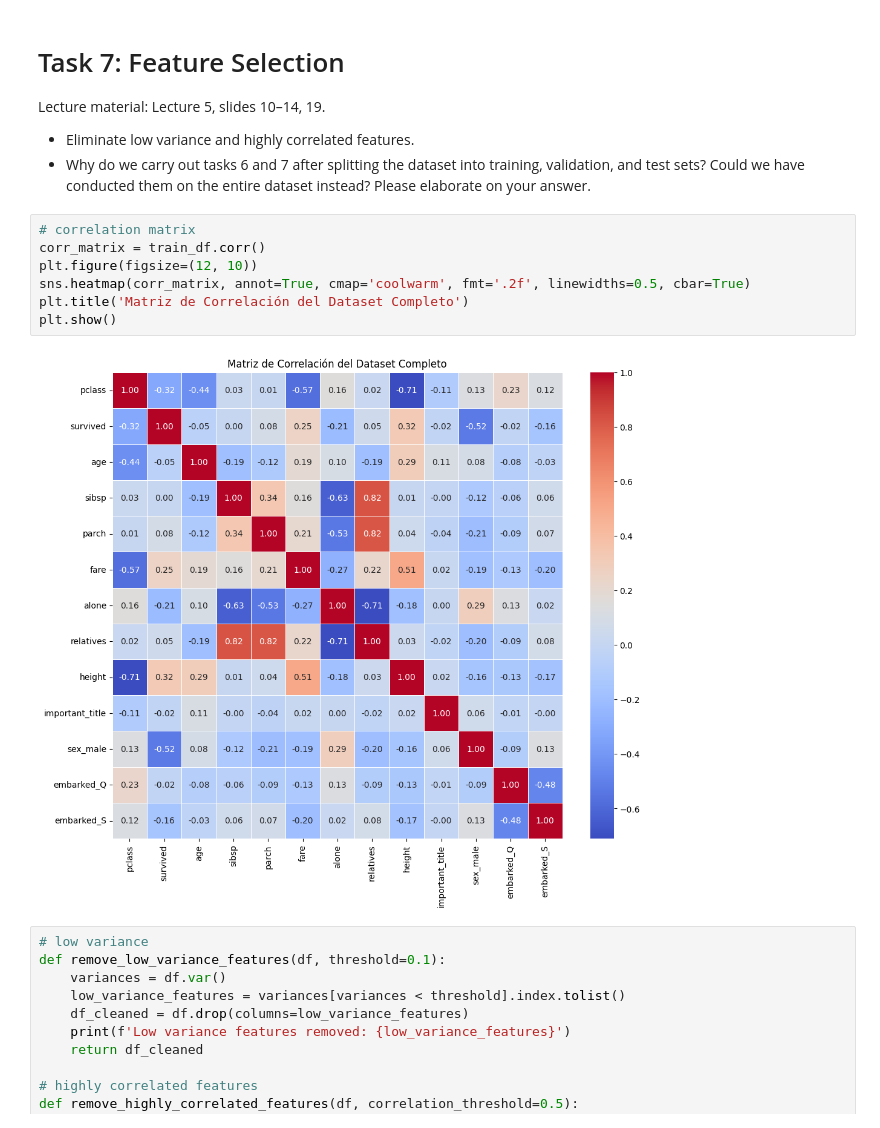
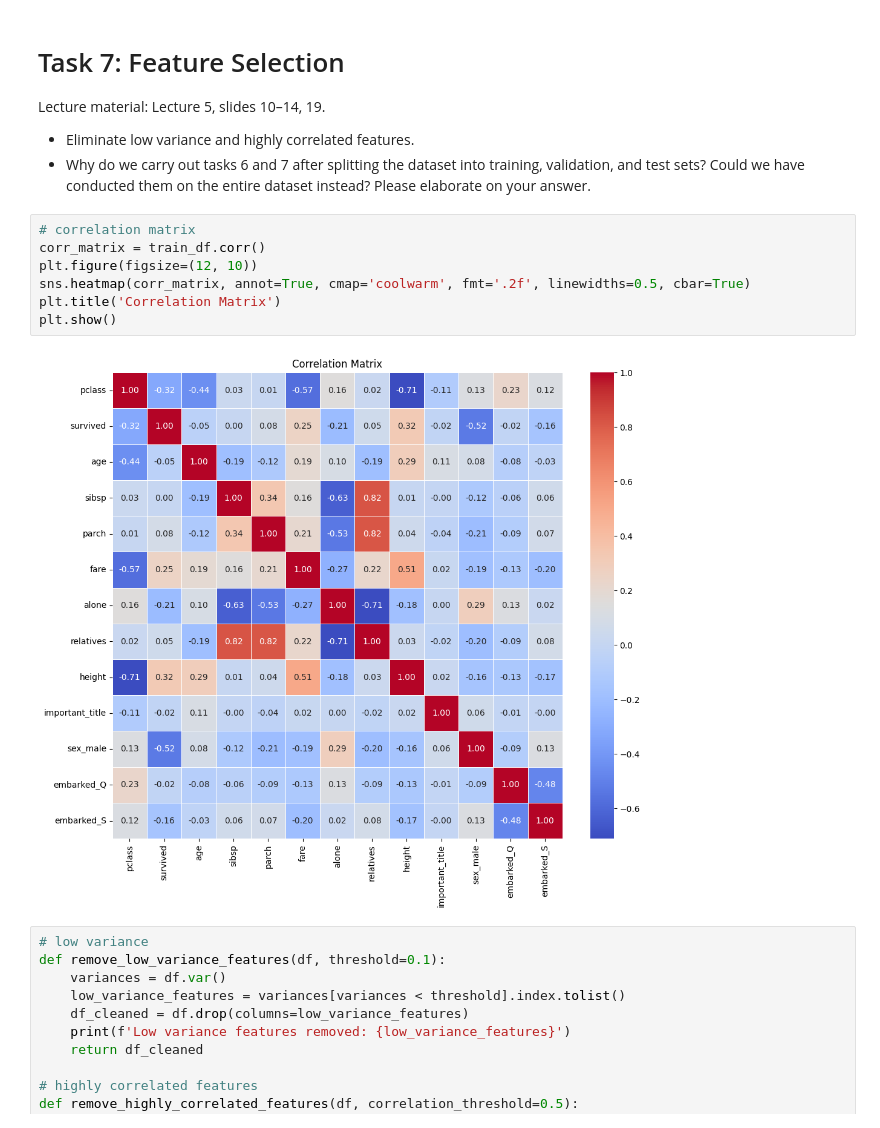
Before and after one commit to catebros/ML-fundamentals-2025, a Jupyter notebook: assignment_1_caterinamaria_barberoros[_barberoros].ipynb, the cells around one changed output. Drawn from its saved outputs; the diff is of its cells as text.

```diff
--- a/assignment_1_caterinamaria_barberoros[_barberoros].ipynb
+++ b/assignment_1_caterinamaria_barberoros[_barberoros].ipynb
@@ -1502,12 +1502,12 @@ we have conducted them on the entire dataset instead? Please elaborate on your a
 # %%
 # correlation matrix
 corr_matrix = train_df.corr()
 plt.figure(figsize=(12, 10))
 sns.heatmap(corr_matrix, annot=True, cmap='coolwarm', fmt='.2f', linewidths=0.5, cbar=True)
-plt.title('Matriz de Correlación del Dataset Completo')
+plt.title('Correlation Matrix')
 plt.show()
 # %% [output]
-[figure, old version]
+[figure, new version]
 # %%
 # low variance
 def remove_low_variance_features(df, threshold=0.1):
```
Also changed, not shown: 3 other files.
